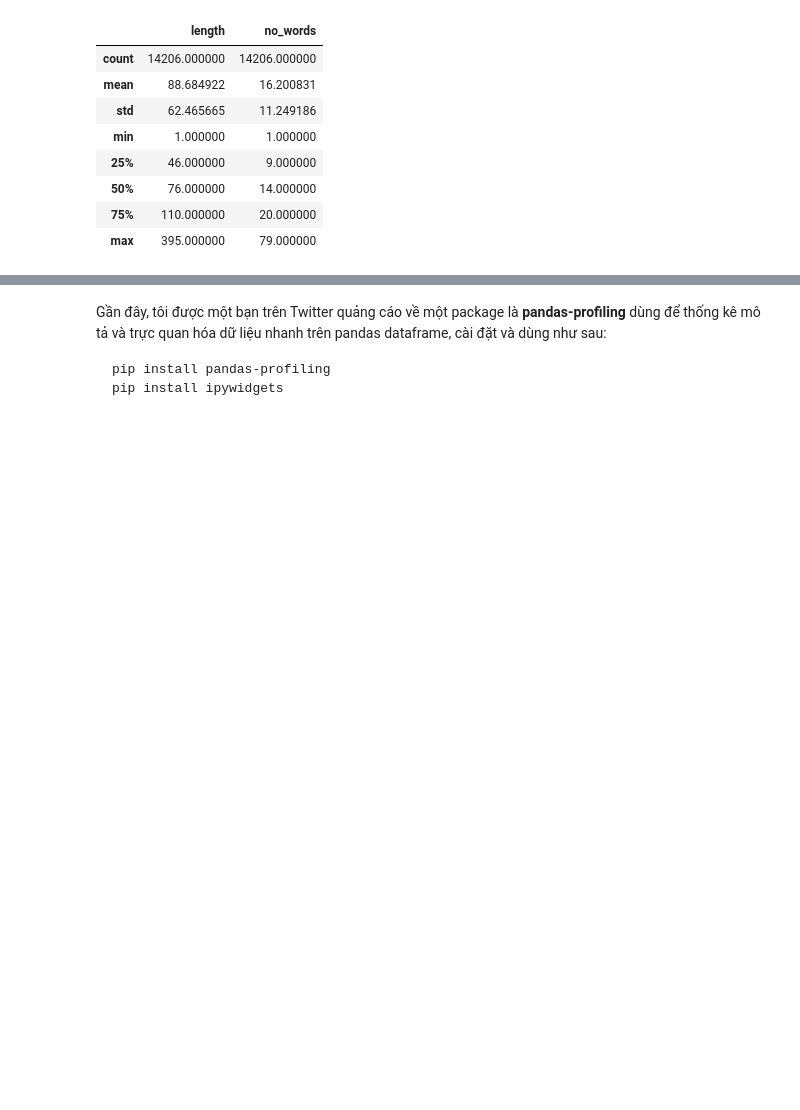
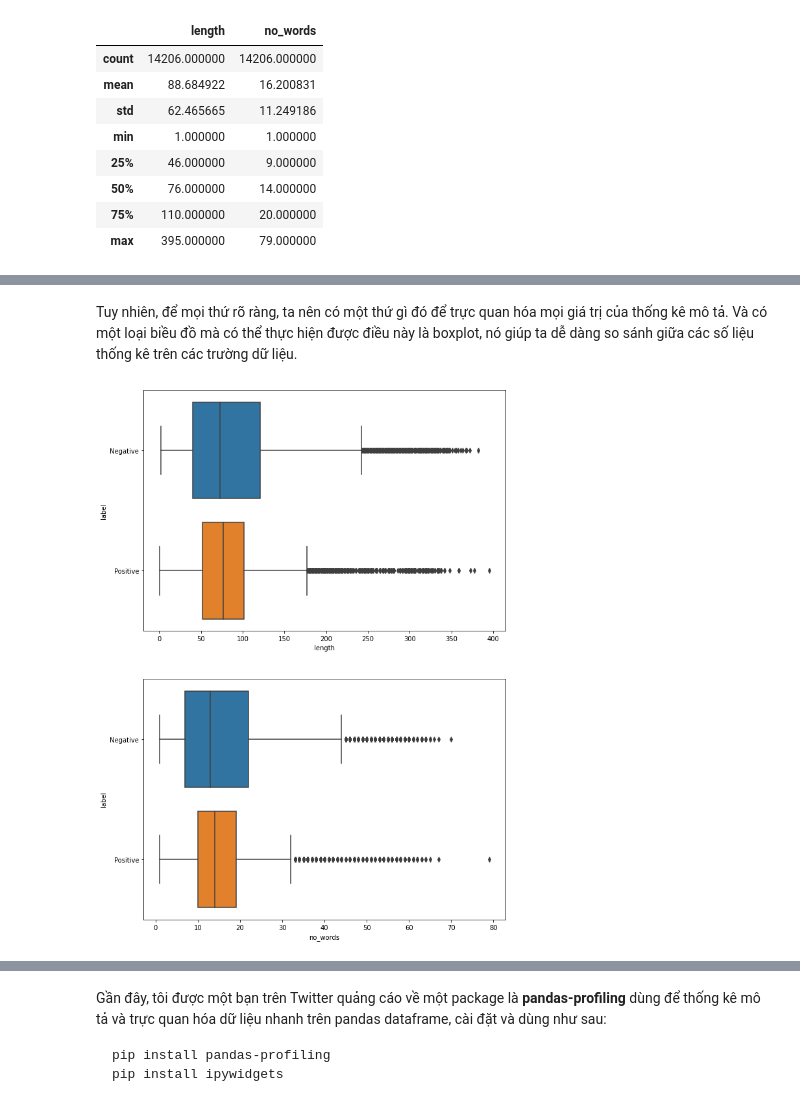
Before and after one commit to cuongpiger/SCL_KHVW_Sentiment_Analysis_Project, a Jupyter notebook: 02.eda.ipynb, the cells around one changed output, grey strips where cells are left out. Drawn from its saved outputs; the diff is of its cells as text; code cells hidden in the pictures; blank space fills up the shorter version.

```diff
--- a/02.eda.ipynb
+++ b/02.eda.ipynb
@@ -150,3 +153,9 @@ reviews[['length', 'no_words']].describe()
 > * Ở feature `no_words`, thì bình luận có nhiều từ nhất là 79 từ với trung bình là 16 từ cho một bình luận.
 > * Ở đây, không cần trực quan hóa mà chỉ cần nhìn vào số liệu, ta rõ ràng thấy được cả `length` và `no_words` đều có phân phối lệch phải _(right-skewed)_. Tuy nhiên, bài toán của ta là sentiment analysis, ta quan tâm hơn về mặt ngữ nghĩa từ ngôn ngữ - cấu trúc câu hơn là số liệu thống kê. Giả sử đây là bài toán hồi quy, thì ta có thể áp dụng **log-transformation** để giảm độ lệch phải của dữ liệu.
 > ![](./images/08.png)
+# %% [markdown]
+Tuy nhiên, để mọi thứ rõ ràng, ta nên có một thứ gì đó để trực quan hóa mọi giá trị của thống kê mô tả. Và có một loại biều đồ mà có thể thực hiện được điều này là boxplot, nó giúp ta dễ dàng so sánh giữa các số liệu thống kê trên các trường dữ liệu.
+# %%
+Detective.boxplotDescribeStatistics(reviews)
+# %% [output]
+[figure, added]
```
Also changed, not shown: parts of 2 cells of this notebook, 1 other file.
